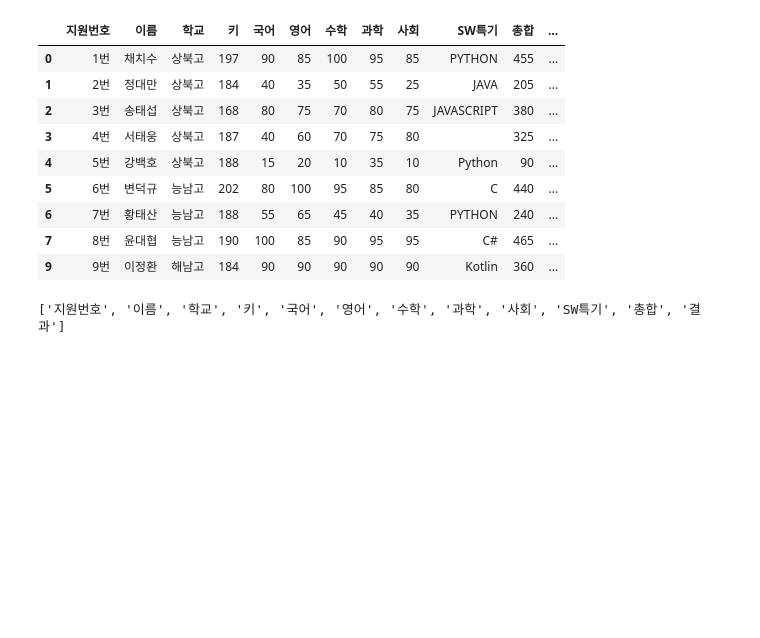
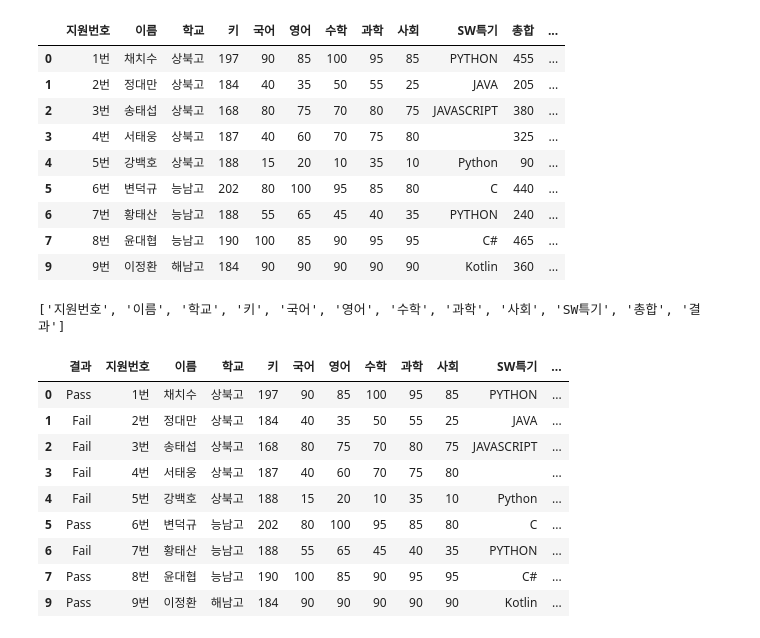
Before and after one commit to 951237/nadocoding, a Jupyter notebook: nadocoding_pandas/211015_데이터 수정.ipynb, the cells around one changed output. Saved outputs shown, nothing was run; the diff lists cells and outputs as text; code cells hidden in the pictures; blank space fills up the shorter version.

```diff
--- a/nadocoding_pandas/211015_데이터 수정.ipynb
+++ b/nadocoding_pandas/211015_데이터 수정.ipynb
@@ -197,3 +197,18 @@ cols = list(df.columns)
 cols
 # %% [output]
 ['지원번호', '이름', '학교', '키', '국어', '영어', '수학', '과학', '사회', 'SW특기', '총합', '결과']
+# %%
+# 칼럼 순서 바꾸기
+df= df[['결과','지원번호', '이름', '학교', '키', '국어', '영어', '수학', '과학', '사회', 'SW특기', '총합',]]
+df
+# %% [output]
+|  | 결과 | 지원번호 | 이름 | 학교 | 키 | 국어 | 영어 | 수학 | 과학 | 사회 | SW특기 | ... |
+| 0 | Pass | 1번 | 채치수 | 상북고 | 197 | 90 | 85 | 100 | 95 | 85 | PYTHON | ... |
+| 1 | Fail | 2번 | 정대만 | 상북고 | 184 | 40 | 35 | 50 | 55 | 25 | JAVA | ... |
+| 2 | Fail | 3번 | 송태섭 | 상북고 | 168 | 80 | 75 | 70 | 80 | 75 | JAVASCRIPT | ... |
+| 3 | Fail | 4번 | 서태웅 | 상북고 | 187 | 40 | 60 | 70 | 75 | 80 |  | ... |
+| 4 | Fail | 5번 | 강백호 | 상북고 | 188 | 15 | 20 | 10 | 35 | 10 | Python | ... |
+| 5 | Pass | 6번 | 변덕규 | 능남고 | 202 | 80 | 100 | 95 | 85 | 80 | C | ... |
+| 6 | Fail | 7번 | 황태산 | 능남고 | 188 | 55 | 65 | 45 | 40 | 35 | PYTHON | ... |
+| 7 | Pass | 8번 | 윤대협 | 능남고 | 190 | 100 | 85 | 90 | 95 | 95 | C# | ... |
+| 9 | Pass | 9번 | 이정환 | 해남고 | 184 | 90 | 90 | 90 | 90 | 90 | Kotlin | ... |
```
Also changed, not shown: parts of 1 cell of this notebook, 2 other files.
